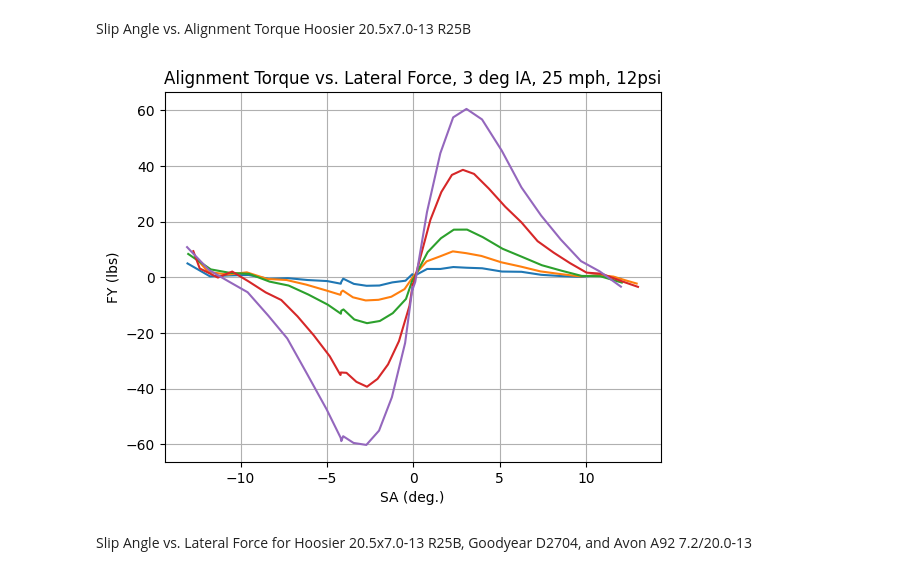
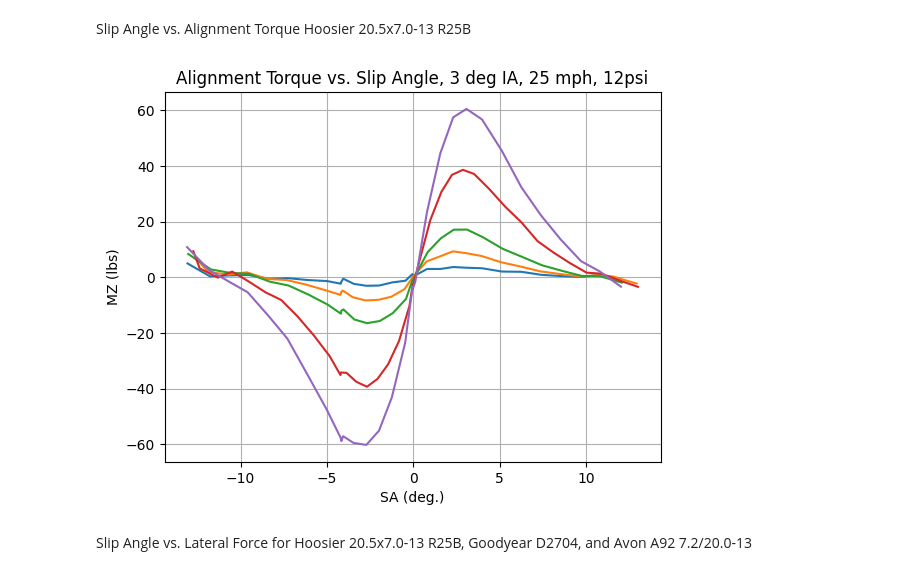
Before and after one commit to Washington-State-University-Formula-SAE/ttc-data, a Jupyter notebook: Hoosier 20.5x13-7.0 R25B.ipynb, the cells around one changed output. Saved outputs shown, nothing was run; the diff lists cells and outputs as text; code cells hidden in the pictures.

```diff
--- a/Hoosier 20.5x13-7.0 R25B.ipynb
+++ b/Hoosier 20.5x13-7.0 R25B.ipynb
@@ -1902,36 +1789,36 @@ for i in E_SA_tup:
     if b <= avg:
         a += i
         b += 1
     else:
         a_avg = a/avg
         E_SA_avg.append(a_avg)
         a = 0
         b = 0
 
 # Averaging function for MZ, takes average ever 20 data points (350lb)
 
 for i in E_MZ_tup:
     if d <= avg:
         c += i
         d += 1
     else:
         c_avg = c/avg
         E_MZ_avg.append(c_avg)
         c = 0
         d = 0
 
 plt.plot(A_SA_avg, A_MZ_avg)
 plt.plot(B_SA_avg, B_MZ_avg)
 plt.plot(C_SA_avg, C_MZ_avg)
 plt.plot(D_SA_avg, D_MZ_avg)
 plt.plot(E_SA_avg, E_MZ_avg)
-plt.title('Alignment Torque vs. Lateral Force, 3 deg IA, 25 mph, 12psi')
+plt.title('Alignment Torque vs. Slip Angle, 3 deg IA, 25 mph, 12psi')
 plt.xlabel('SA (deg.)')
-plt.ylabel('FY (lbs)')
+plt.ylabel('MZ (lbs)')
 plt.grid(True)
 plt.show()
 # %% [output]
-[figure, old version]
+[figure, new version]
 # %% [markdown]
 Slip Angle vs. Lateral Force for Hoosier 20.5x7.0-13 R25B, Goodyear D2704, and Avon A92 7.2/20.0-13
 # %%
```
Also changed, not shown: parts of 15 cells of this notebook, 7 other files.
